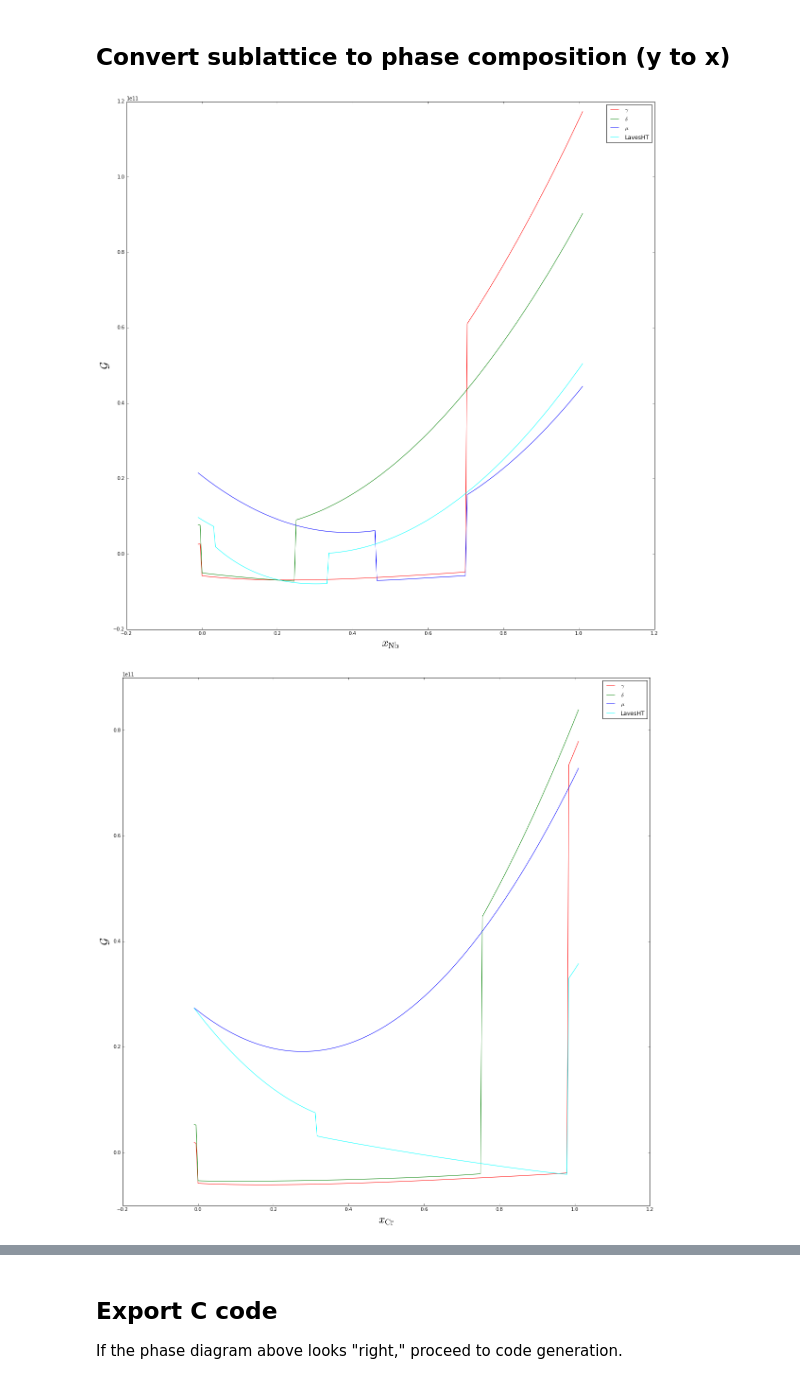
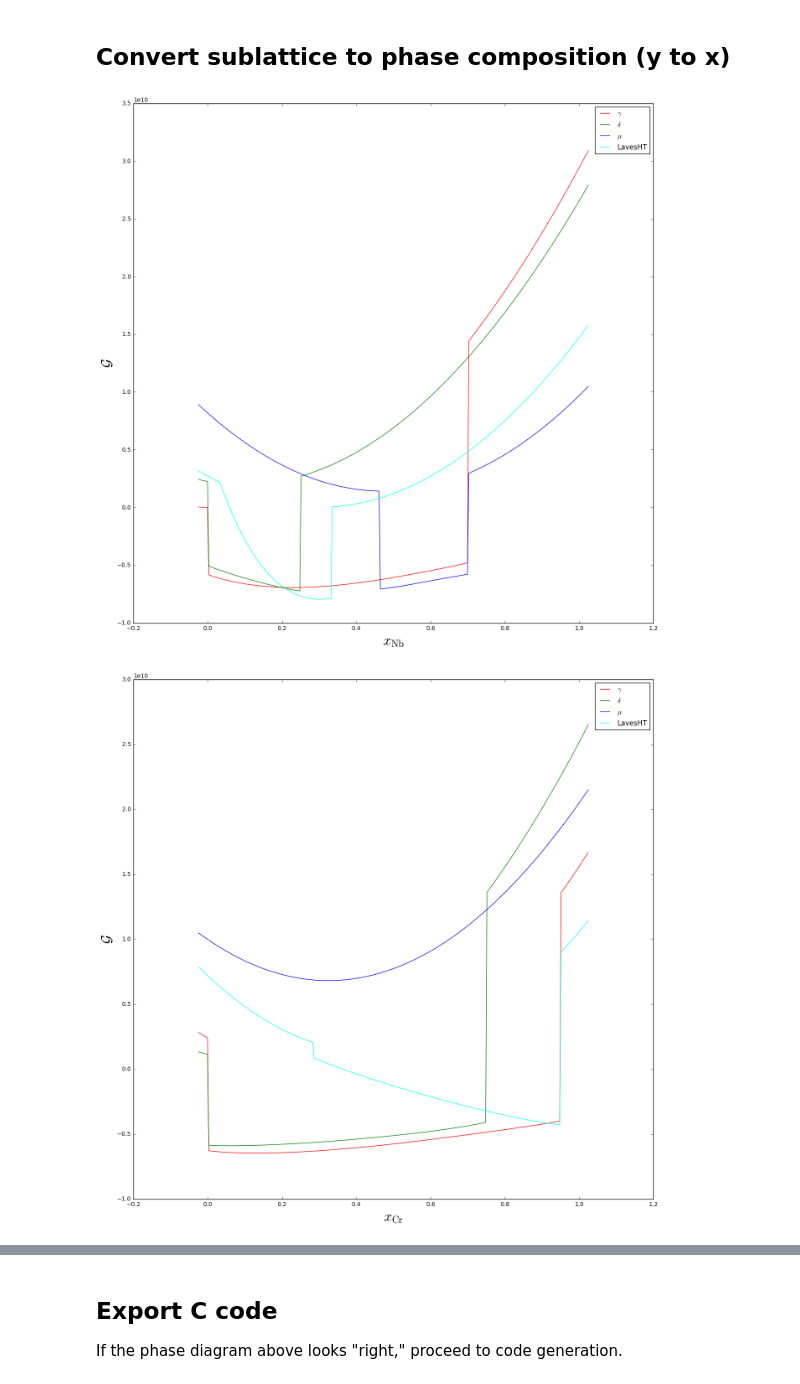
Before and after one commit to usnistgov/phasefield-precipitate-aging, a Jupyter notebook: CALPHAD_qhull.ipynb, the cells around one changed output, grey strips where cells are left out. Cells and saved outputs as stored; diff of their text form; code cells hidden in the pictures.

Commit message:
Re-center parabola, reduce height, regenerate phase diagram

```diff
--- a/CALPHAD_qhull.ipynb
+++ b/CALPHAD_qhull.ipynb
@@ -76,8 +76,7 @@ temp = 870.0 + 273.15 # 1143 Kelvin
 RT = 8.3144598*temp # J/mol/K
 Vm = 1.0e-5 # mol/m^3
 inVm = 1.0 / Vm # m^3/mol
-errslope = 5.0e5 # J/(mol/mol)m curvature of parabola outside phase-specific domain
-madslope = 5.0e5 # J/(mol/mol)m curvature of parabola outside [0,1]
+errslope = 1.5e5 # J/(mol/mol)m curvature of parabola outside phase-specific domain
 
 # Let's avoid integer arithmetic in fractions.
 fr13by7 = 13.0/7
@@ -298,42 +299,50 @@ if True:
     X = []
     G = [[], [], [], [], [], [], [], [], [], []]
 
-    for xnb in np.linspace(-0.01+epsilon,1.01,201):
+    for xnb in np.linspace(-0.025+epsilon,1.025,301):
         xni = 1-xcr-xnb
         X.append(xnb)
+#         G[0].append(Gg(xcr, xnb, xni))
+#         G[1].append(Gd(xcr, xnb))
+#         G[2].append(Gu(xcr, xnb, xni))
+#         G[3].append(Gh(xnb, xni))
         G[0].append(g_gamma.subs({GAMMA_XCR: xcr, GAMMA_XNB: xnb, GAMMA_XNI: xni}))
         G[1].append(g_delta.subs({DELTA_XCR: xcr, DELTA_XNB: xnb}))
         G[2].append(g_mu.subs({MU_XCR: xcr, MU_XNB: xnb, MU_XNI: xni}))
         G[3].append(g_lavesHT.subs({LAVES_XNB: xnb, LAVES_XNI: xni}))
 
-    plt.figure(figsize=(20, 20))
+    plt.figure(figsize=(16, 16))
     plt.xlabel(r'$x_\mathrm{Nb}$', fontsize=24)
     plt.ylabel(r'$\mathcal{G}$', fontsize=24)
     for i in range(4):
         plt.plot(X, G[i], color=colors[i], label=labels[i])
     plt.legend(loc='best')
 # %% [output]
-[figure, old version]
+[figure, new version]
 # %%
 # plot Gibbs energy curves for fixed x_Nb = 2% to check delta stability
 if True:
-    xnb = 0.02
+    xnb = 0.05
     X = []
     G = [[], [], [], [], [], [], [], [], [], []]
 
-    for xcr in np.linspace(-0.01+epsilon,1.01,201):
+    for xcr in np.linspace(-0.025+epsilon,1.025,301):
         xni = 1-xcr-xnb
         X.append(xcr)
+#         G[0].append(Gg(xcr, xnb, xni))
+#         G[1].append(Gd(xcr, xnb))
+#         G[2].append(Gu(xcr, xnb, xni))
+#         G[3].append(Gh(xnb, xni))
         G[0].append(g_gamma.subs({GAMMA_XCR: xcr, GAMMA_XNB: xnb, GAMMA_XNI: xni}))
         G[1].append(g_delta.subs({DELTA_XCR: xcr, DELTA_XNB: xnb}))
         G[2].append(g_mu.subs({MU_XCR: xcr, MU_XNB: xnb, MU_XNI: xni}))
         G[3].append(g_lavesHT.subs({LAVES_XNB: xnb, LAVES_XNI: xni}))
 
-    plt.figure(figsize=(20, 20))
+    plt.figure(figsize=(16, 16))
     plt.xlabel(r'$x_\mathrm{Cr}$', fontsize=24)
     plt.ylabel(r'$\mathcal{G}$', fontsize=24)
     for i in range(4):
         plt.plot(X, G[i], color=colors[i], label=labels[i])
     plt.legend(loc='best')
 # %% [output]
-[figure, old version]
+[figure, new version]
```
Also changed, not shown: parts of 15 cells of this notebook.
